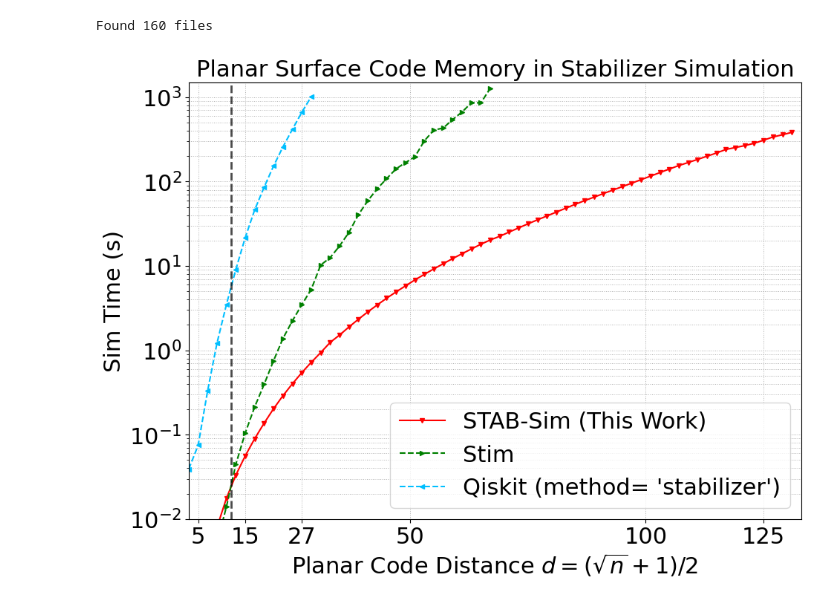
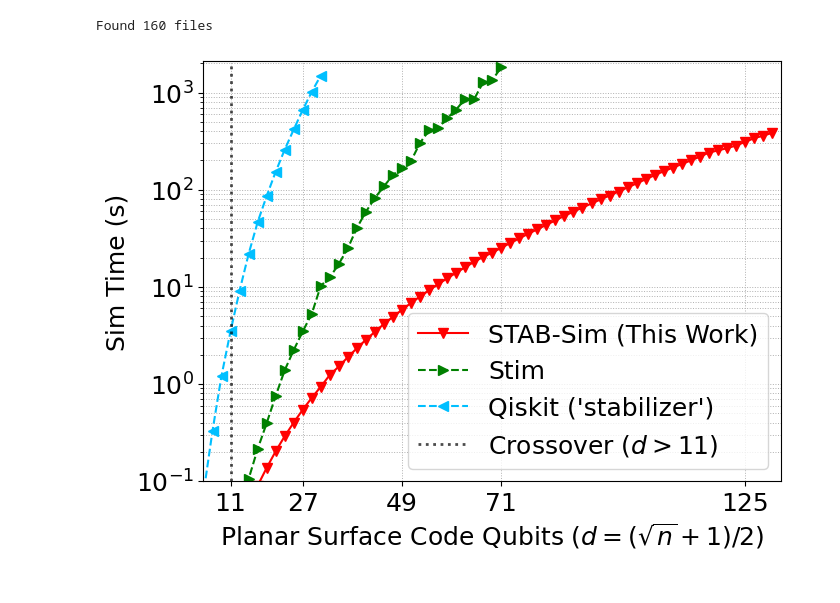
Before and after one commit to pnnl/NWQ-Sim, a Jupyter notebook: stabilizer/surface_code_bench.ipynb, the cells around one changed output. Cells and saved outputs as stored; diff of their text form; code cells hidden in the pictures.

```diff
--- a/stabilizer/surface_code_bench.ipynb
+++ b/stabilizer/surface_code_bench.ipynb
@@ -2,6 +2,16 @@
 import os
 import numpy as np
 import matplotlib.pyplot as plt
+
+# Set universal font sizes
+plt.rcParams.update({
+    'font.size': 18,          # Default font size
+    # 'axes.titlesize': 20,     # Title font size
+    # 'axes.labelsize': 18,     # Axis label font size
+    # 'xtick.labelsize': 16,    # X-axis tick label size
+    # 'ytick.labelsize': 16,    # Y-axis tick label size
+    # 'legend.fontsize': 16,    # Legend font size
+})
 
 def read_and_label_file(filepath):
     with open(filepath, 'r') as f:
@@ -34,24 +44,27 @@ def plot_data(all_data):
     distance_qiskit = []
 
     for data in all_data:
-        if data["sim_name"] == "nvgpu" and data["sim_time"] < 1300:
+        if data["sim_name"] == "nvgpu" and data["sim_time"]< 1900:
             distance_stab.append(float(data["distance"]))
             sim_times_stab.append(float(data["sim_time"]))
-        elif data["sim_name"] == "stim" and data["sim_time"] < 1300:
+        elif data["sim_name"] == "stim" and data["sim_time"] < 1900:
             distance_stim.append(float(data["distance"]))
             sim_times_stim.append(float(data["sim_time"]))
         # elif data["sim_name"] == "cpu" and data["sim_time"] < 1300:
         #     distance_cpu.append(float(data["distance"]))
         #     sim_times_cpu.append(float(data["sim_time"]))
-        elif data["sim_name"] == "qiskit" and data["sim_time"] < 1300:
+        elif data["sim_name"] == "qiskit" and data["sim_time"]< 2000:
             distance_qiskit.append(float(data["distance"]))
             sim_times_qiskit.append(float(data["sim_time"]))
 
-    plt.figure(figsize=(10, 7))
-    plt.plot(distance_stab, sim_times_stab, "v-", label="STAB-Sim (This Work)", linestyle="-", color="red", markersize=5)
+
+
+    plt.figure(figsize=(7, 5))  # Change these numbers to adjust size
+
+    plt.plot(distance_stab, sim_times_stab, "v-", label="STAB-Sim (This Work)", linestyle="-", color="red", markersize=7)
     # plt.plot(distance_cpu, sim_times_cpu, "^-", label="STAB-CPU", linestyle="-", color="orange", markersize=5)
-    plt.plot(distance_stim, sim_times_stim, ">-", label="Stim", linestyle="--", color="green", markersize=5)
-    plt.plot(distance_qiskit, sim_times_qiskit, "<-", label="Qiskit (method= 'stabilizer')", linestyle="--", color="deepskyblue", markersize=5)
+    plt.plot(distance_stim, sim_times_stim, ">-", label="Stim", linestyle="--", color="green", markersize=7)
+    plt.plot(distance_qiskit, sim_times_qiskit, "<-", label="Qiskit ('stabilizer')", linestyle="--", color="deepskyblue", markersize=7)
 
     # Find where STAB-GPU overtakes Stim
     crossover_distance = None
@@ -84,49 +97,49 @@ def plot_data(all_data):
 
     # Add vertical line at crossover point
     if crossover_distance:
-        plt.axvline(x=crossover_distance, color='black', linestyle='--', alpha=0.7, linewidth=2)
+        plt.axvline(x=11, color='black', linestyle=':', alpha=0.7, linewidth=2,
+                   label=r'Crossover ($d>11$)')
 
     # Increase font size for axis labels and title
-    plt.xlabel(r"Planar Code Distance $d=(\sqrt{n}+1)/2$", fontsize=22)
-    plt.ylabel("Sim Time (s)", fontsize=22)
-    plt.title("Planar Surface Code Memory in Stabilizer Simulation", fontsize=22)
+    plt.xlabel(r"Planar Surface Code Qubits ($d=(\sqrt{n}+1)/2$)")
+    plt.ylabel("Sim Time (s)")
+    # plt.title("Planar Surface Code Memory in Stabilizer Simulation", fontsize=22)
 
     # Increase font size for ticks
-    plt.xticks(fontsize=22)
-    plt.yticks(fontsize=22)
+
 
     # Set the x-axis to log2 scale
-    plt.ylim(.01, 1500)
-    plt.xlim(3, 133)
-    plt.yscale("log", base=10)
-    # plt.xscale("log", base=10)
+    plt.ylim(.1, 2100)
+    plt.xlim(5, 133)
+    plt.yscale("log")
+    # plt.xscale("log", base=2)
 
 
     # Only show the x-axis ticks for 5, 15, 51, and 99 on the log2 scale
-    plt.xticks([5, 15, 27, 50, 100, 125], labels=[str(x) for x in [5, 15, 27, 50, 100, 125]])
+    plt.xticks([11, 27, 49, 71, 125], labels=[str(x) for x in [11, 27, 49, 71, 125]])
 
     # Increase font size for the legend
-    plt.legend(fontsize=22)
+    plt.legend(loc='lower right')
 
     plt.grid(True, linestyle=":", linewidth=0.7, which="both")
 
     # Adjust layout to cut off some whitespace
     plt.subplots_adjust(top=0.95, right=0.95)
 
     # Save the plot as a PDF
-    plt.savefig("graphics/fowler_improved.pdf", format="pdf")
+    plt.savefig("graphics/fowler_improved.pdf", format="pdf", dpi=500, bbox_inches='tight')
 
     plt.show()
 
 folder_path = "fowler_improved"
 all_data = process_folder(folder_path)
 
 print(f"Found {len(all_data)} files")
 
 if not all_data:
     print("No data found.")
 
 plot_data(all_data)
 # %% [output]
 Found 160 files
-[figure, old version]
+[figure, new version]
```
Also changed, not shown: parts of 3 cells of this notebook, 39 other files.
